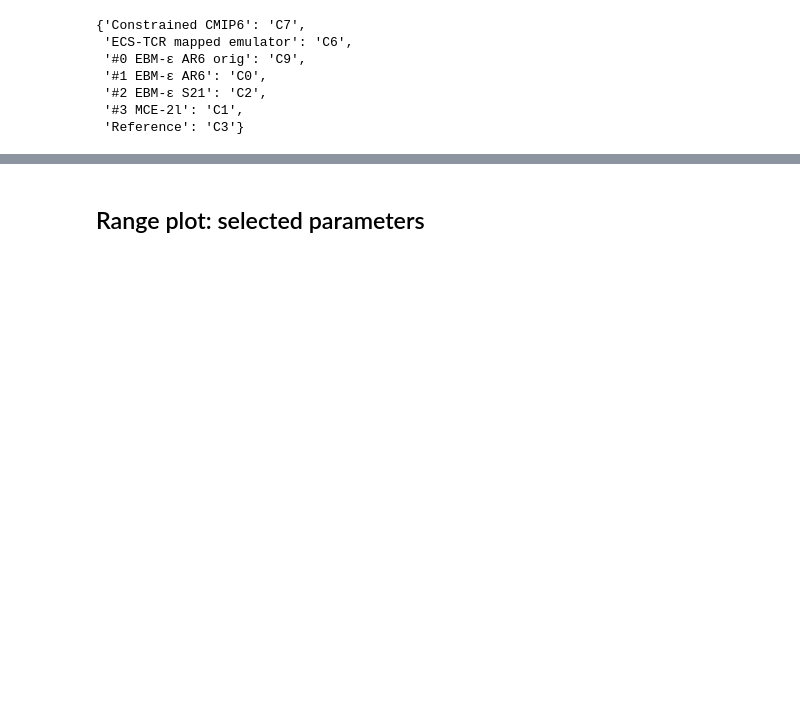
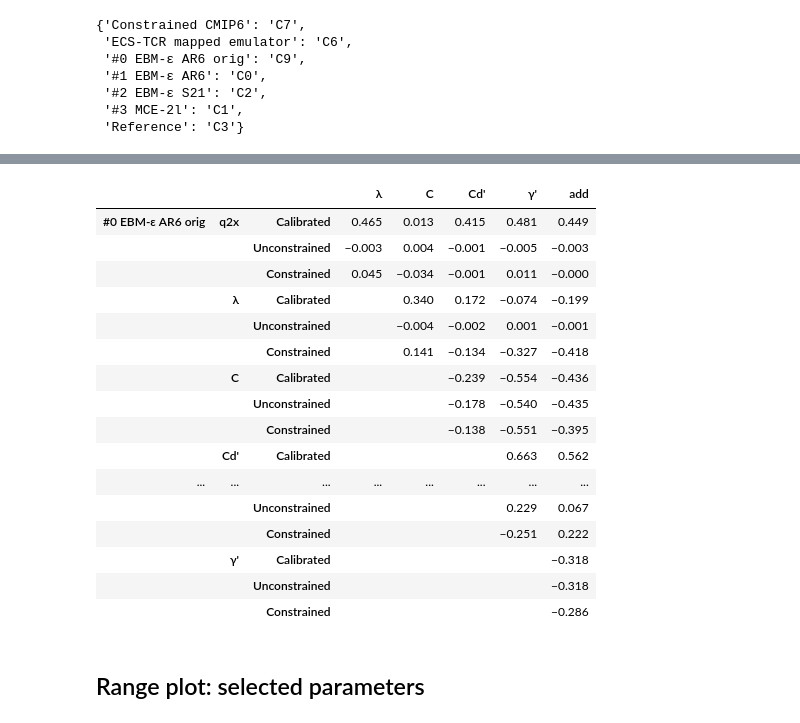
Before and after one commit to tsutsui1872/ar6-tlm, a Jupyter notebook: notebook/062_postproc_parms.ipynb, the cells around one changed output, grey strips where cells are left out. Cells and saved outputs as stored; diff of their text form; code cells hidden in the pictures; blank space fills up the shorter version.

```diff
--- a/notebook/062_postproc_parms.ipynb
+++ b/notebook/062_postproc_parms.ipynb
@@ -89,10 +91,11 @@ ncf = Dataset('./dataout/parms_sample.nc')
 # %%
-method_order = ncf.variables['Method'][:].tolist()
+with Dataset('./dataout/parms_sample.nc') as ncf:
+    method_order = ncf.variables['Method'][:].tolist()
+    df_parms_sample = pd.concat({
+        k: pd.DataFrame(v[:], columns=method_order)
+        for k, v in ncf.variables.items() if k not in ['Member', 'Method']
+    }, axis=1)
 
-df_parms_sample = pd.concat({
-    k: pd.DataFrame(v[:], columns=method_order)
-    for k, v in ncf.variables.items() if k not in ['Member', 'Method']
-}, axis=1)
 df_parms_sample
 # %% [output]
 |  | q4x |  |  |  | lamg |  |  |  | cmix |  | ... | ... |
@@ -245,3 +293,47 @@ map_color
+# %%
+dfcc = (
+    dfcc
+    .reorder_levels([1, 2, 0])
+    .rename(map_method, level=0)
+    .sort_index()
+)
+# %%
+mi = pd.MultiIndex.from_product([
+    [map_method[k] for k in method_case_order],
+    [map_name.get(k, k) for k in parm_order[:-1]],
+    group_order,
+])
+# %%
+def apply_style(df):
+    def style_negative(v, props=''):
+        return props if v < 0 else None
+
+    return (
+        df.style
+        .map(style_negative, props='color:red;')
+        .map(lambda v: 'opacity: 20%;' if (v < 0.25) and (v > -0.25) else None)
+        .format(lambda x: '' if np.isnan(x) else '{:.3f}'.format(x).replace('-', '−'))
+    )
+# %%
+apply_style(dfcc.loc[mi])
+# %% [output]
+|  |  |  | λ | C | Cd' | γ' | add |
+| #0 EBM-ε AR6 orig | q2x | Calibrated | 0.465 | 0.013 | 0.415 | 0.481 | 0.449 |
+|  |  | Unconstrained | −0.003 | 0.004 | −0.001 | −0.005 | −0.003 |
+|  |  | Constrained | 0.045 | −0.034 | −0.001 | 0.011 | −0.000 |
+|  | λ | Calibrated |  | 0.340 | 0.172 | −0.074 | −0.199 |
+|  |  | Unconstrained |  | −0.004 | −0.002 | 0.001 | −0.001 |
+|  |  | Constrained |  | 0.141 | −0.134 | −0.327 | −0.418 |
+|  | C | Calibrated |  |  | −0.239 | −0.554 | −0.436 |
+|  |  | Unconstrained |  |  | −0.178 | −0.540 | −0.435 |
+|  |  | Constrained |  |  | −0.138 | −0.551 | −0.395 |
+|  | Cd' | Calibrated |  |  |  | 0.663 | 0.562 |
+| ... | ... | ... | ... | ... | ... | ... | ... |
+|  |  | Unconstrained |  |  |  | 0.229 | 0.067 |
+|  |  | Constrained |  |  |  | −0.251 | 0.222 |
+|  | γ' | Calibrated |  |  |  |  | −0.318 |
+|  |  | Unconstrained |  |  |  |  | −0.318 |
+|  |  | Constrained |  |  |  |  | −0.286 |
 # %% [markdown]
 ## Range plot: selected parameters
 # %%
```
Also changed, not shown: parts of 6 cells of this notebook, 4 other files.
